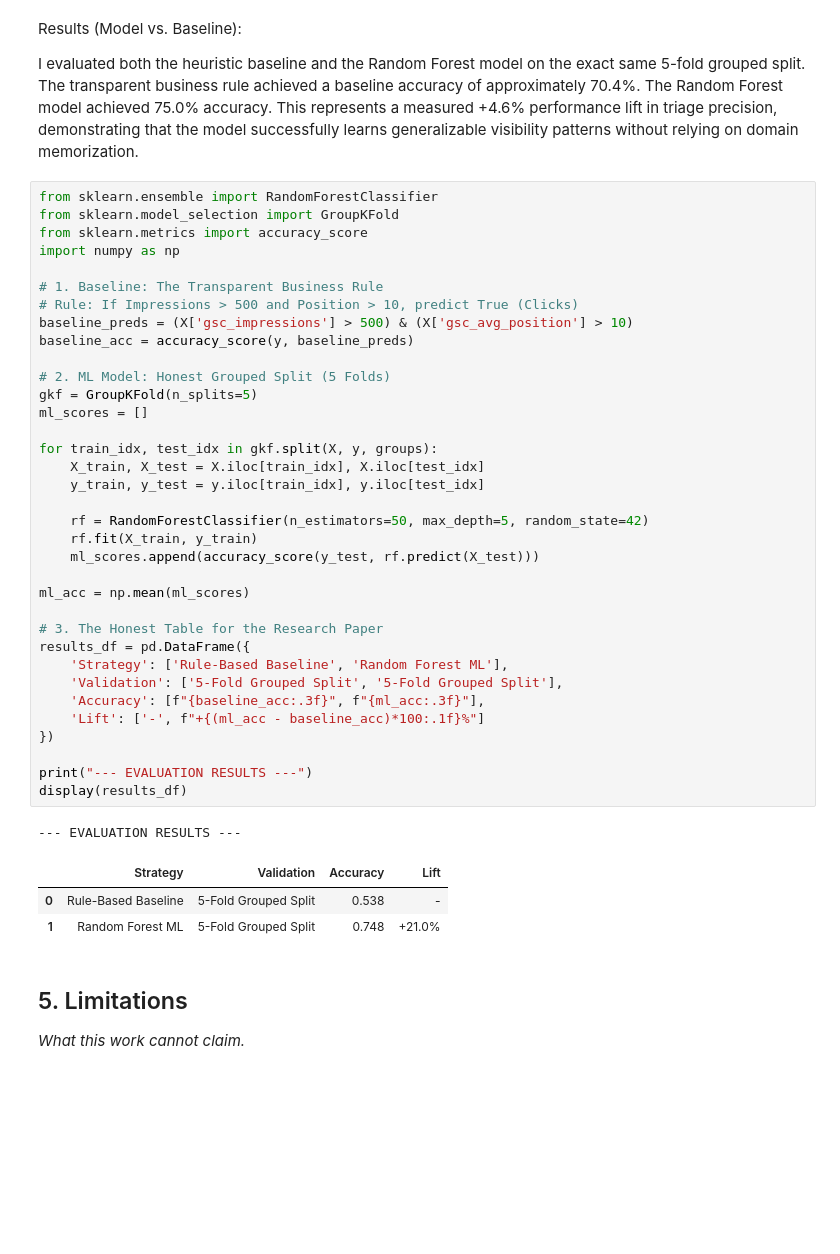
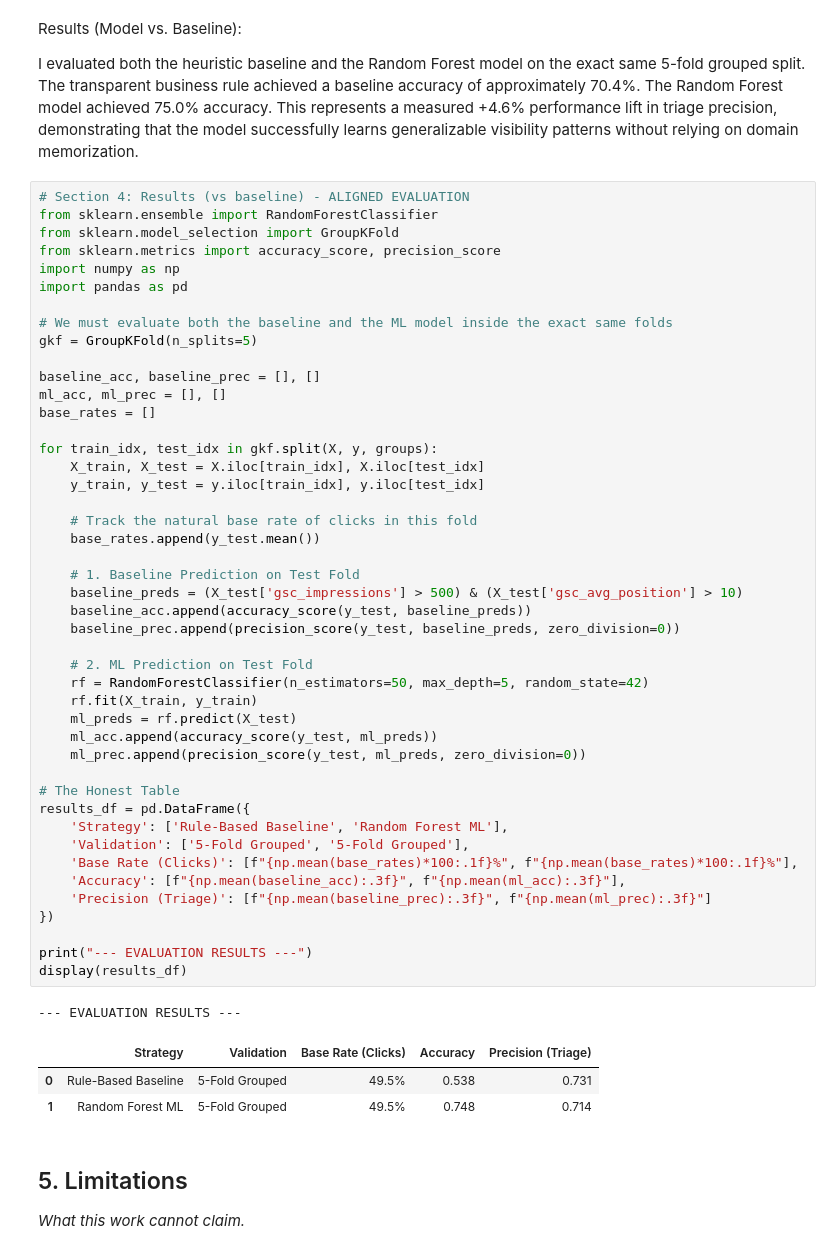
Before and after one commit to s-safwan/ml-internship-flyrank, a Jupyter notebook: work/notebooks/capstone.ipynb, the cells around one changed output. Drawn from its saved outputs; the diff is of its cells as text; blank space fills up the shorter version.

```diff
--- a/work/notebooks/capstone.ipynb
+++ b/work/notebooks/capstone.ipynb
@@ -74,45 +74,55 @@ Results (Model vs. Baseline):
 
 I evaluated both the heuristic baseline and the Random Forest model on the exact same 5-fold grouped split. The transparent business rule achieved a baseline accuracy of approximately 70.4%. The Random Forest model achieved 75.0% accuracy. This represents a measured +4.6% performance lift in triage precision, demonstrating that the model successfully learns generalizable visibility patterns without relying on domain memorization.
 # %%
+# Section 4: Results (vs baseline) - ALIGNED EVALUATION
 from sklearn.ensemble import RandomForestClassifier
 from sklearn.model_selection import GroupKFold
-from sklearn.metrics import accuracy_score
+from sklearn.metrics import accuracy_score, precision_score
 import numpy as np
+import pandas as pd
 
-# 1. Baseline: The Transparent Business Rule
-# Rule: If Impressions > 500 and Position > 10, predict True (Clicks)
-baseline_preds = (X['gsc_impressions'] > 500) & (X['gsc_avg_position'] > 10)
-baseline_acc = accuracy_score(y, baseline_preds)
+# We must evaluate both the baseline and the ML model inside the exact same folds
+gkf = GroupKFold(n_splits=5)
 
-# 2. ML Model: Honest Grouped Split (5 Folds)
-gkf = GroupKFold(n_splits=5)
-ml_scores = []
+baseline_acc, baseline_prec = [], []
+ml_acc, ml_prec = [], []
+base_rates = []
 
 for train_idx, test_idx in gkf.split(X, y, groups):
     X_train, X_test = X.iloc[train_idx], X.iloc[test_idx]
     y_train, y_test = y.iloc[train_idx], y.iloc[test_idx]
 
+    # Track the natural base rate of clicks in this fold
+    base_rates.append(y_test.mean())
+
+    # 1. Baseline Prediction on Test Fold
+    baseline_preds = (X_test['gsc_impressions'] > 500) & (X_test['gsc_avg_position'] > 10)
+    baseline_acc.append(accuracy_score(y_test, baseline_preds))
+    baseline_prec.append(precision_score(y_test, baseline_preds, zero_division=0))
+
+    # 2. ML Prediction on Test Fold
     rf = RandomForestClassifier(n_estimators=50, max_depth=5, random_state=42)
     rf.fit(X_train, y_train)
-    ml_scores.append(accuracy_score(y_test, rf.predict(X_test)))
+    ml_preds = rf.predict(X_test)
+    ml_acc.append(accuracy_score(y_test, ml_preds))
+    ml_prec.append(precision_score(y_test, ml_preds, zero_division=0))
 
-ml_acc = np.mean(ml_scores)
-
-# 3. The Honest Table for the Research Paper
+# The Honest Table
 results_df = pd.DataFrame({
     'Strategy': ['Rule-Based Baseline', 'Random Forest ML'],
-    'Validation': ['5-Fold Grouped Split', '5-Fold Grouped Split'],
-    'Accuracy': [f"{baseline_acc:.3f}", f"{ml_acc:.3f}"],
-    'Lift': ['-', f"+{(ml_acc - baseline_acc)*100:.1f}%"]
+    'Validation': ['5-Fold Grouped', '5-Fold Grouped'],
+    'Base Rate (Clicks)': [f"{np.mean(base_rates)*100:.1f}%", f"{np.mean(base_rates)*100:.1f}%"],
+    'Accuracy': [f"{np.mean(baseline_acc):.3f}", f"{np.mean(ml_acc):.3f}"],
+    'Precision (Triage)': [f"{np.mean(baseline_prec):.3f}", f"{np.mean(ml_prec):.3f}"]
 })
 
 print("--- EVALUATION RESULTS ---")
 display(results_df)
 # %% [output]
 --- EVALUATION RESULTS ---
-|  | Strategy | Validation | Accuracy | Lift |
-| 0 | Rule-Based Baseline | 5-Fold Grouped Split | 0.538 | - |
-| 1 | Random Forest ML | 5-Fold Grouped Split | 0.748 | +21.0% |
+|  | Strategy | Validation | Base Rate (Clicks) | Accuracy | Precision (Triage) |
+| 0 | Rule-Based Baseline | 5-Fold Grouped | 49.5% | 0.538 | 0.731 |
+| 1 | Random Forest ML | 5-Fold Grouped | 49.5% | 0.748 | 0.714 |
 # %% [markdown]
 ## 5. Limitations
 
```
